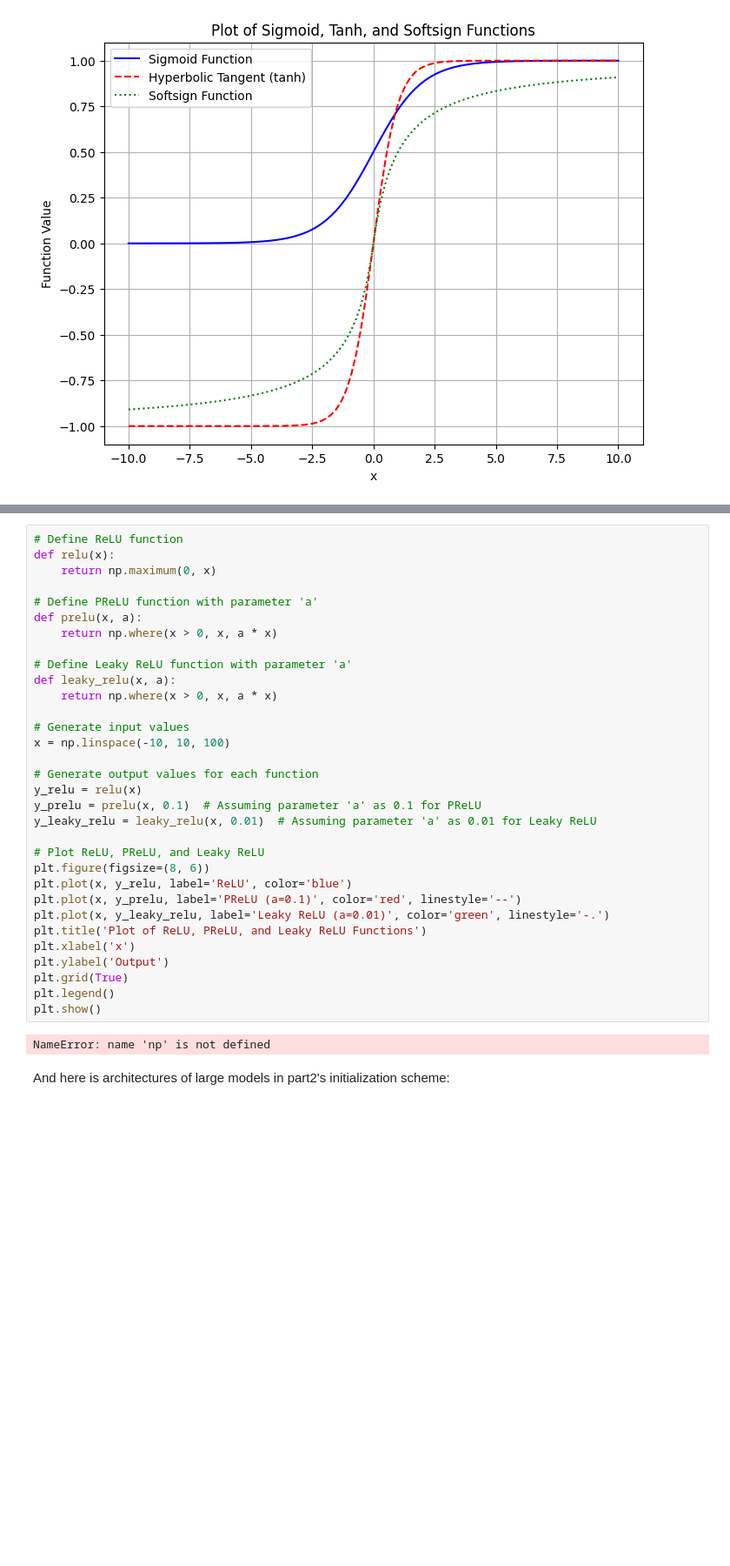
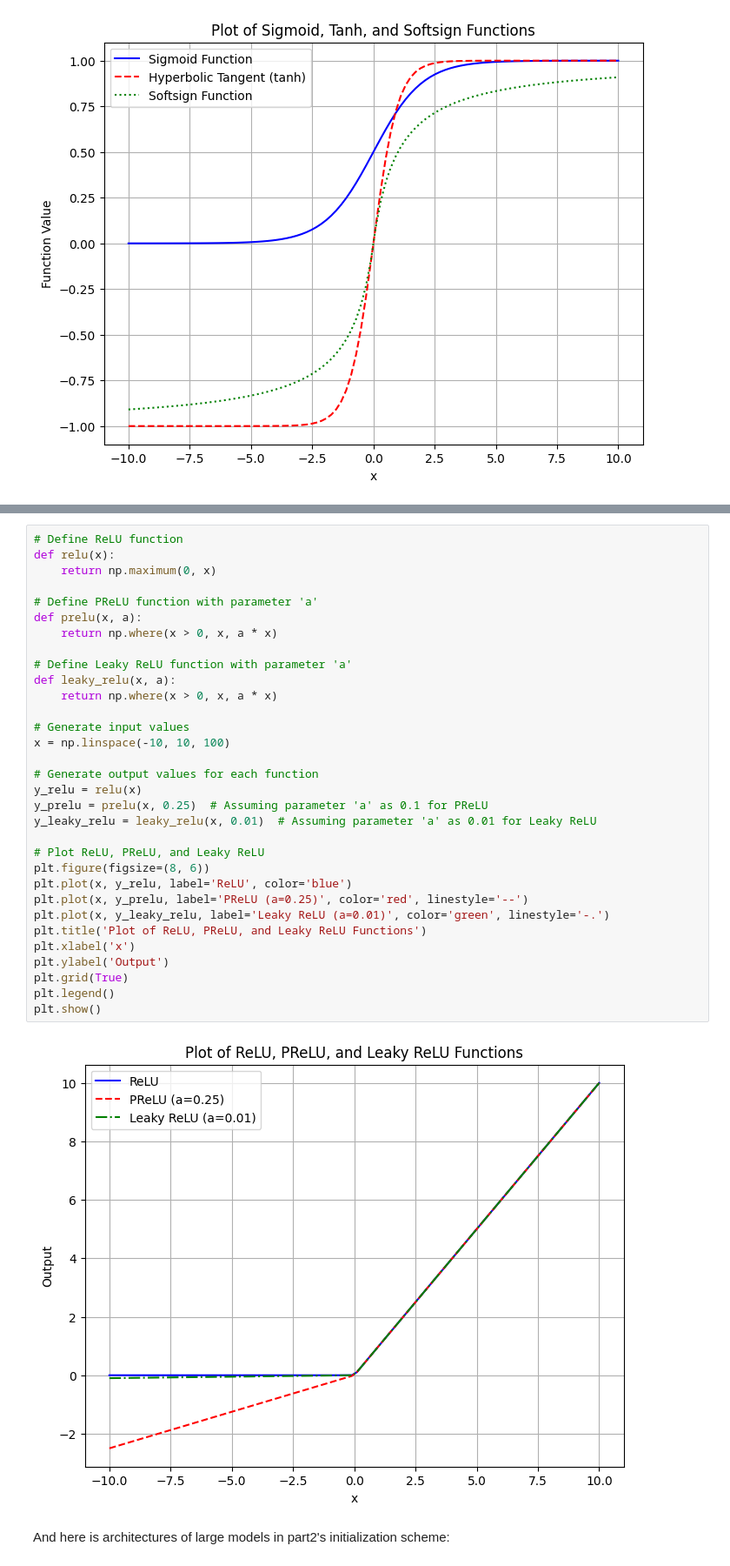
Before and after one commit to Arko04/Colab, a Jupyter notebook: HW3_P1.ipynb, the cells around one changed output, grey strips where cells are left out. Shown at 87% size. Cells and saved outputs as stored; diff of their text form; blank space fills up the shorter version.

```diff
--- a/HW3_P1.ipynb
+++ b/HW3_P1.ipynb
@@ -101,36 +106,36 @@ $$Leaky ReLU function:
 # Define ReLU function
 def relu(x):
     return np.maximum(0, x)
 
 # Define PReLU function with parameter 'a'
 def prelu(x, a):
     return np.where(x > 0, x, a * x)
 
 # Define Leaky ReLU function with parameter 'a'
 def leaky_relu(x, a):
     return np.where(x > 0, x, a * x)
 
 # Generate input values
 x = np.linspace(-10, 10, 100)
 
 # Generate output values for each function
 y_relu = relu(x)
-y_prelu = prelu(x, 0.1)  # Assuming parameter 'a' as 0.1 for PReLU
+y_prelu = prelu(x, 0.25)  # Assuming parameter 'a' as 0.1 for PReLU
 y_leaky_relu = leaky_relu(x, 0.01)  # Assuming parameter 'a' as 0.01 for Leaky ReLU
 
 # Plot ReLU, PReLU, and Leaky ReLU
 plt.figure(figsize=(8, 6))
 plt.plot(x, y_relu, label='ReLU', color='blue')
-plt.plot(x, y_prelu, label='PReLU (a=0.1)', color='red', linestyle='--')
+plt.plot(x, y_prelu, label='PReLU (a=0.25)', color='red', linestyle='--')
 plt.plot(x, y_leaky_relu, label='Leaky ReLU (a=0.01)', color='green', linestyle='-.')
 plt.title('Plot of ReLU, PReLU, and Leaky ReLU Functions')
 plt.xlabel('x')
 plt.ylabel('Output')
 plt.grid(True)
 plt.legend()
 plt.show()
 # %% [output]
-NameError: name 'np' is not defined
+[figure, added]
 # %% [markdown]
 And here is architectures of large models in part2's initialization scheme:
 # %% [markdown]
```
Also changed, not shown: parts of 112 cells of this notebook.
